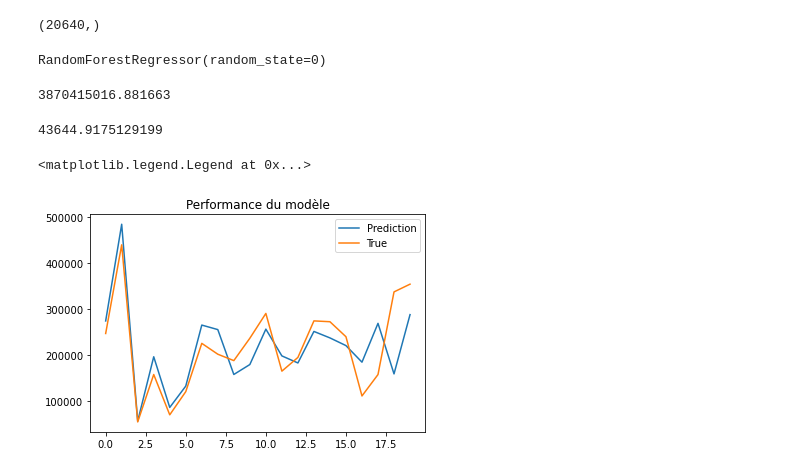
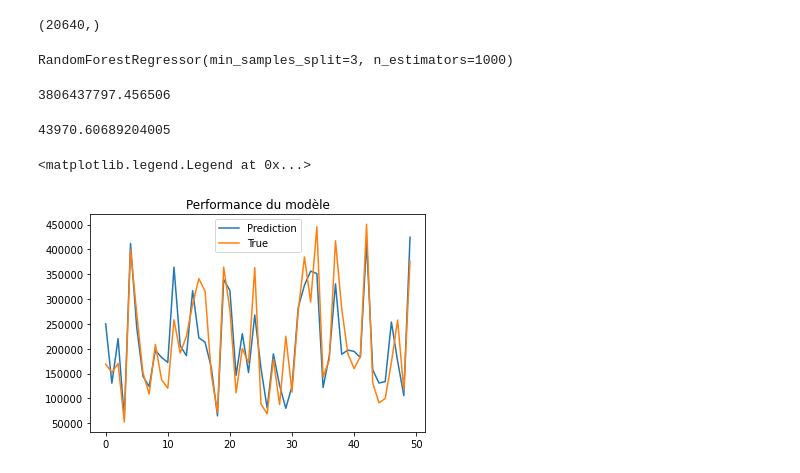
Before and after one commit to kawthar-eltarr/House-Prediction, a Jupyter notebook: house_prediction_ML.ipynb, the cells around one changed output. Cells and saved outputs as stored; diff of their text form; code cells hidden in the pictures.

```diff
--- a/house_prediction_ML.ipynb
+++ b/house_prediction_ML.ipynb
@@ -131,27 +131,27 @@ y.shape
 scaler = StandardScaler()
 X_scaled = scaler.fit_transform(X)
 # %%
-X_train, X_val, y_train, y_val = train_test_split(X_scaled, y, test_size = 0.3, shuffle=True)
+X_train, X_val, y_train, y_val = train_test_split(X_scaled, y, test_size = 0.25, shuffle=True)
 # %%
-model = RandomForestRegressor(random_state=0)
+model = RandomForestRegressor(n_estimators= 1000, min_samples_split= 3)
 model.fit(X_train, y_train)
 # %% [output]
-RandomForestRegressor(random_state=0)
+RandomForestRegressor(min_samples_split=3, n_estimators=1000)
 # %%
 y_pred = model.predict(X_val)
 # %%
 mean_squared_error(y_val, y_pred)
 # %% [output]
-3870415016.881663
+3806437797.456506
 # %%
 mean_absolute_error(y_val, y_pred)
 # %% [output]
-43644.9175129199
+43970.60689204005
 # %%
 plt.title('Performance du modèle')
-plt.plot(list(y_pred)[:20], label='Prediction')
-plt.plot(list(y_val)[:20], label='True')
+plt.plot(list(y_pred)[:50], label='Prediction')
+plt.plot(list(y_val)[:50], label='True')
 plt.legend()
 # %% [output]
 <matplotlib.legend.Legend at 0x...>
-[figure, old version]
+[figure, new version]
```
Also changed, not shown: parts of 6 cells of this notebook.
